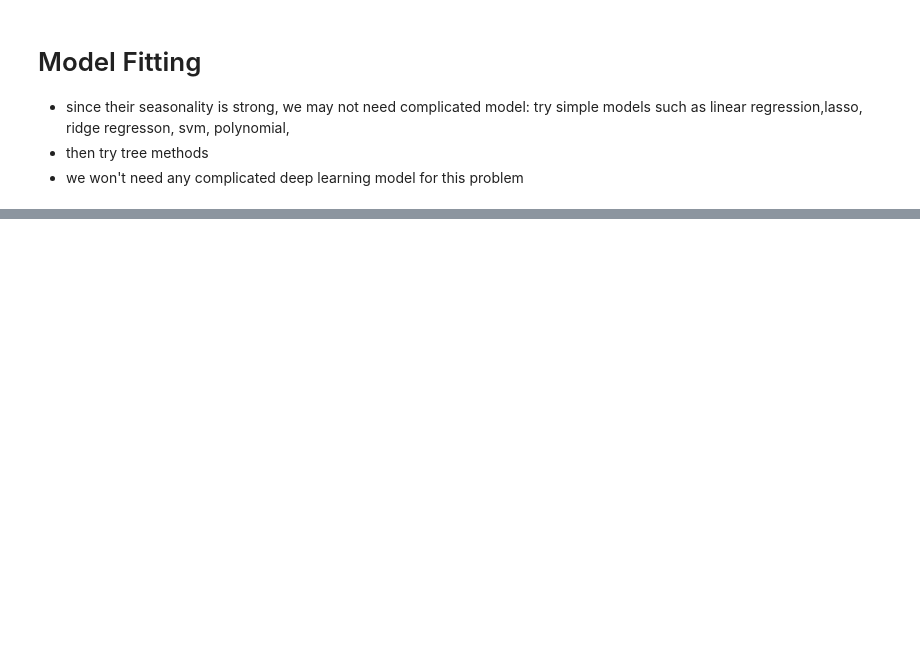
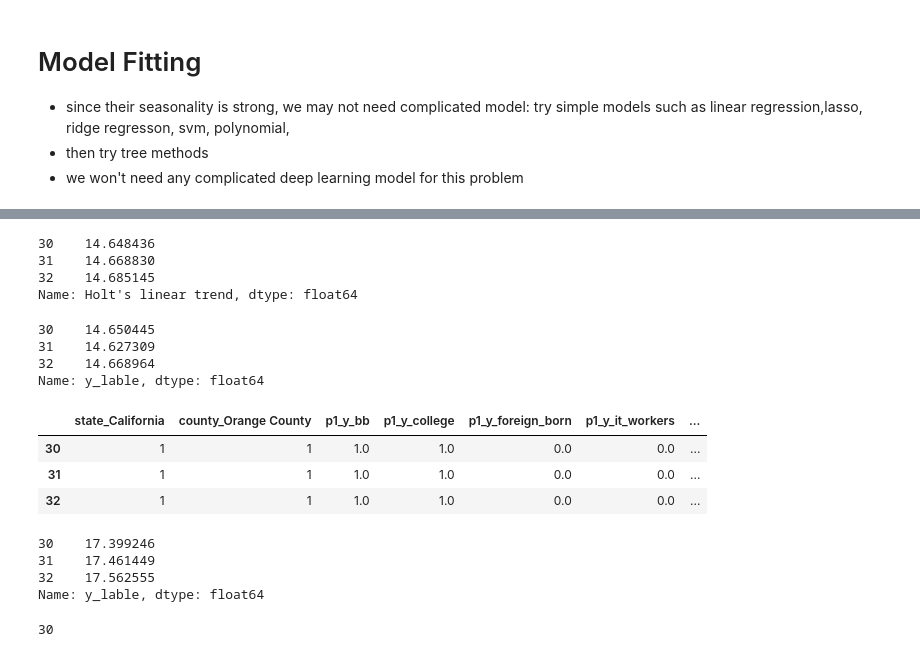
Before and after one commit to Joheun-Kang/microb, a Jupyter notebook: notebook/microb.ipynb, the cells around one changed output, grey strips where cells are left out. Drawn from its saved outputs; the diff is of its cells as text; code cells hidden in the pictures; blank space fills up the shorter version.

```diff
--- a/notebook/microb.ipynb
+++ b/notebook/microb.ipynb
@@ -991,0 +920,14 @@ Name: predicted_mean, dtype: float64
+# %%
+fcast1
+# %% [output]
+30    14.648436
+31    14.668830
+32    14.685145
+Name: Holt's linear trend, dtype: float64
+# %%
+final_test['y_lable']
+# %% [output]
+30    14.650445
+31    14.627309
+32    14.668964
+Name: y_lable, dtype: float64
@@ -991,0 +940,7 @@ Name: predicted_mean, dtype: float64
+# %%
+final_test_data
+# %% [output]
+|  | state_California | county_Orange County | p1_y_bb | p1_y_college | p1_y_foreign_born | p1_y_it_workers | ... |
+| 30 | 1 | 1 | 1.0 | 1.0 | 0.0 | 0.0 | ... |
+| 31 | 1 | 1 | 1.0 | 1.0 | 0.0 | 0.0 | ... |
+| 32 | 1 | 1 | 1.0 | 1.0 | 0.0 | 0.0 | ... |
@@ -991,0 +953,11 @@ Name: predicted_mean, dtype: float64
+# %%
+test_y
+# %% [output]
+30    17.399246
+31    17.461449
+32    17.562555
+Name: y_lable, dtype: float64
+# %%
+print(len(train_y))
+# %% [output]
+30
```
Also changed, not shown: parts of 96 cells of this notebook.
